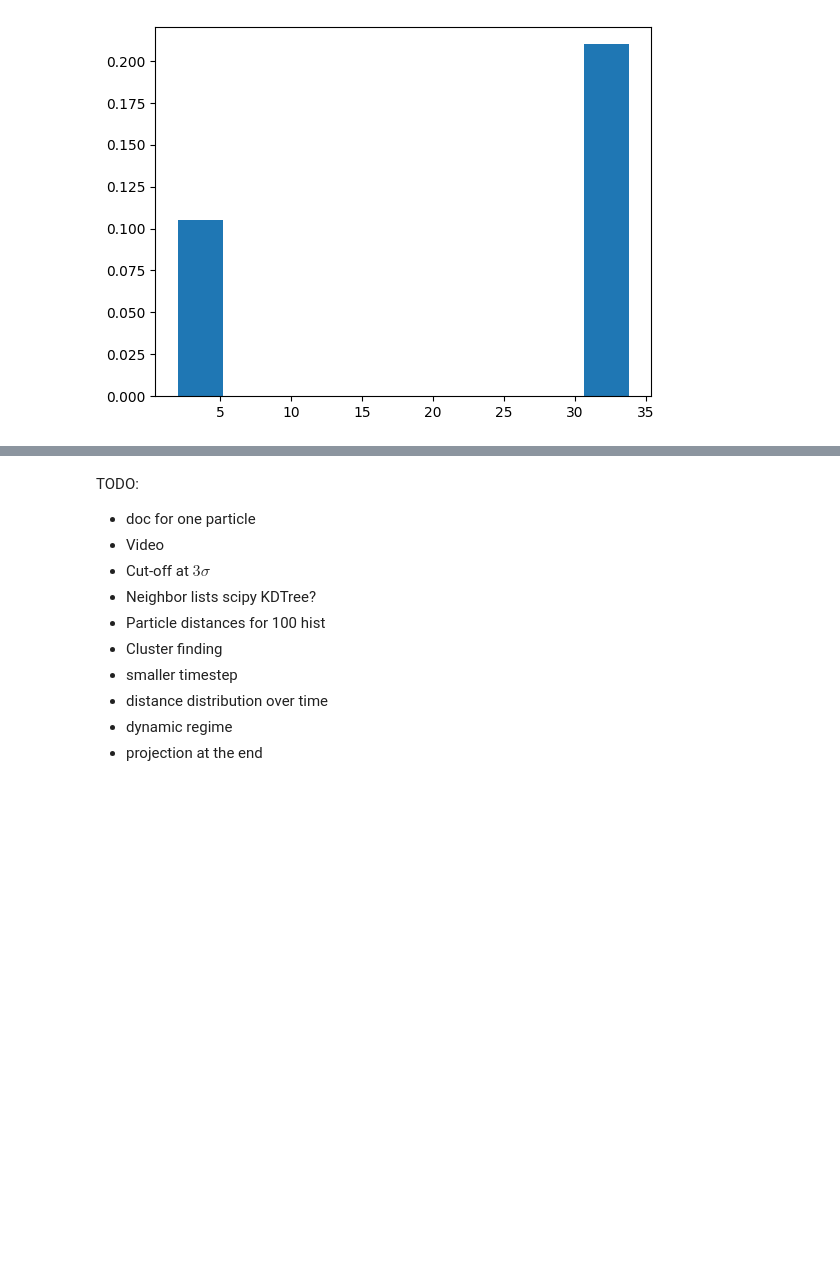
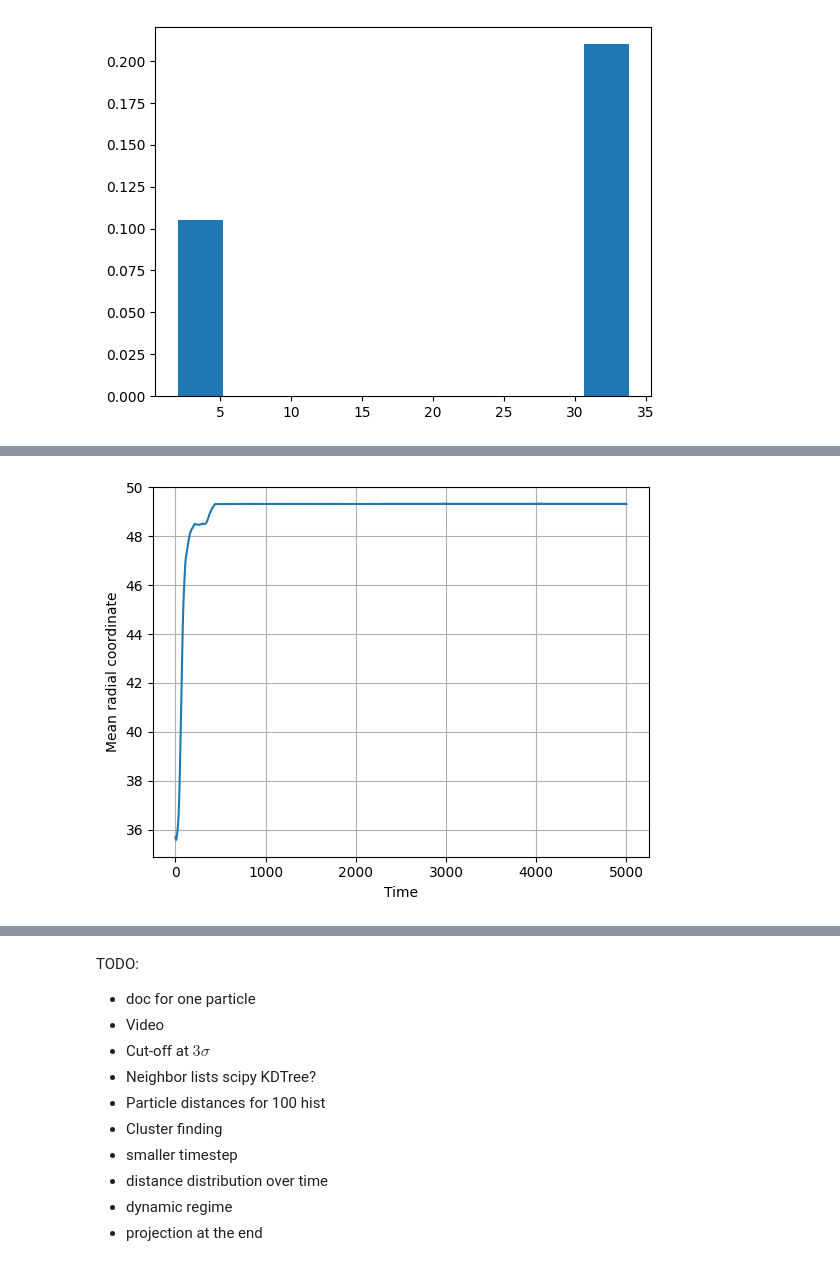
Before and after one commit to dzinty/microswimmers, a Jupyter notebook: many_swimmers_euler.ipynb, the cells around one changed output, grey strips where cells are left out. Drawn from its saved outputs; the diff is of its cells as text; code cells hidden in the pictures; blank space fills up the shorter version.

```diff
--- a/many_swimmers_euler.ipynb
+++ b/many_swimmers_euler.ipynb
@@ -75,3 +100,14 @@ def plot_state(coords):
+# %%
+def plot_R_mean(sol):
+    Rads = np.mean(np.linalg.norm(sol[:, :, :2], axis = 2), axis = 0)
+
+    fig, axs = plt.subplots()
+    axs.plot(t, Rads)
+    axs.set_xlabel('Time')
+    axs.set_ylabel('Mean radial coordinate')
+    axs.grid(True)
+
+    plt.show()
 # %%
 # constants
 
@@ -477,3 +479,7 @@ Rs = Rs_sol[:][]
+# %%
+plot_R_mean(Rs_sol)
+# %% [output]
+[figure, added]
 # %%
 ps_sol_noisy, Rs_sol_noisy, t_noisy = solver(euler, N, np.array(p0s), np.array(R0s), 0.1, 5000, noise = True)
 # %%
```
Also changed, not shown: parts of 13 cells of this notebook.
